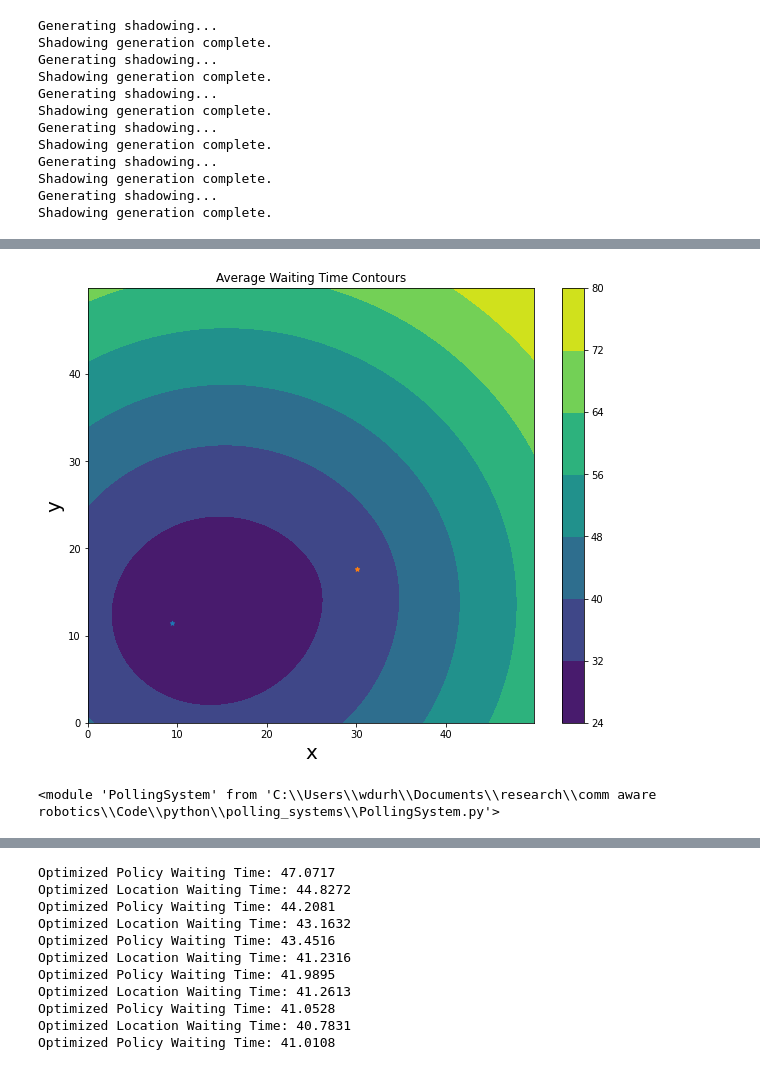
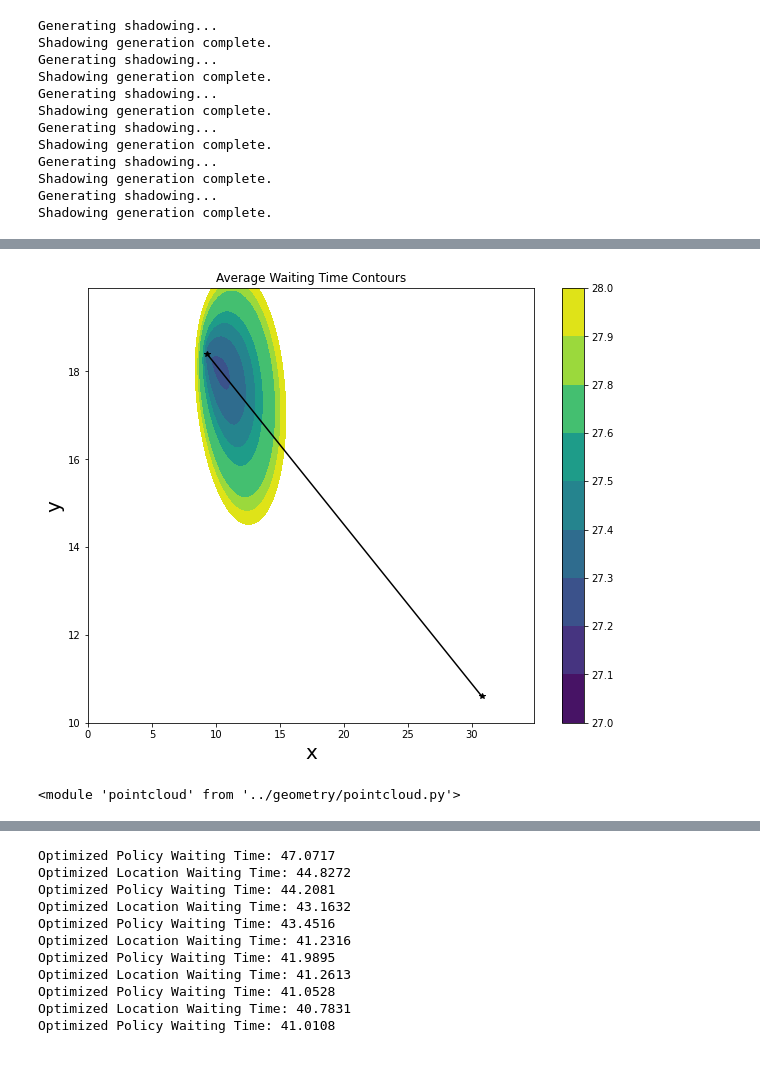
Before and after one commit to zhiyunjiang/CommMotionPlanning, a Jupyter notebook: python/touring_relay/comm_environment_setup.ipynb, the cells around one changed output, grey strips where cells are left out. Drawn from its saved outputs; the diff is of its cells as text; code cells hidden in the pictures.

```diff
--- a/python/touring_relay/comm_environment_setup.ipynb
+++ b/python/touring_relay/comm_environment_setup.ipynb
@@ -187,24 +188,25 @@ plt.show()
 # %%
 #Just for fun, let's see what this would look like without any boundaries
 pt1 = pts1[0]
 pt2 = pts2[0]
-all_x = np.arange(x_min, x_max, 1/res)
-all_y = np.arange(y_min, y_max, 1/res)
-Z = np.ones(r1.shape)
+all_x = np.arange(0, 35, 1/res)
+all_y = np.arange(10, 20, 1/res)
+Z = np.ones((len(all_x), len(all_y)))
 for i in range(len(all_x)):
     for j in range(len(all_y)):
-        pt3 = [all_x[i], all_x[j]]
+        pt3 = [all_x[i], all_y[j]]
         S = XtoS([pt1, pt2, pt3])
         Z[i, j] = ps.calc_avg_wait(rp, S)
 
 fig = plt.figure(figsize=(10,8))
-cont = plt.contourf(all_x, all_y, Z.T)
+cont = plt.contourf(all_x, all_y, Z.T, [27,27.1, 27.2, 27.3, 27.4, 27.5, 27.6, 27.8, 27.9, 28])
 fig.colorbar(cont)
 plt.title('Average Waiting Time Contours')
 plt.xlabel('x', fontsize=20)
 plt.ylabel('y', fontsize=20)
-plt.scatter(pt1[0], pt1[1], marker='*', s=20)
-plt.scatter(pt2[0], pt2[1], marker='*', s=20)
+plt.plot([pt1[0], pt2[0]], [pt1[1], pt2[1]] ,'k*-')
+# plt.scatter(pt1[0], pt1[1], marker='*', s=20, color='k')
+# plt.scatter(pt2[0], pt2[1], marker='*', s=20, color='k')
 plt.show()
 # %% [output]
-[figure, old version]
+[figure, new version]
@@ -211,10 +215,12 @@ plt.show()
 # %%
+import pointcloud as PC
 from importlib import reload
 reload(dtr)
 reload(MRP)
 reload(PS)
+reload(PC)
 # %% [output]
-<module 'PollingSystem' from 'C:\\Users\\wdurh\\Documents\\research\\comm aware robotics\\Code\\python\\polling_systems\\PollingSystem.py'>
+<module 'pointcloud' from '../geometry/pointcloud.py'>
 # %%
 els = [0.5, 0.7, 0.5]
 beta = 0.2
```
Also changed, not shown: parts of 16 cells of this notebook, 3 other files.
